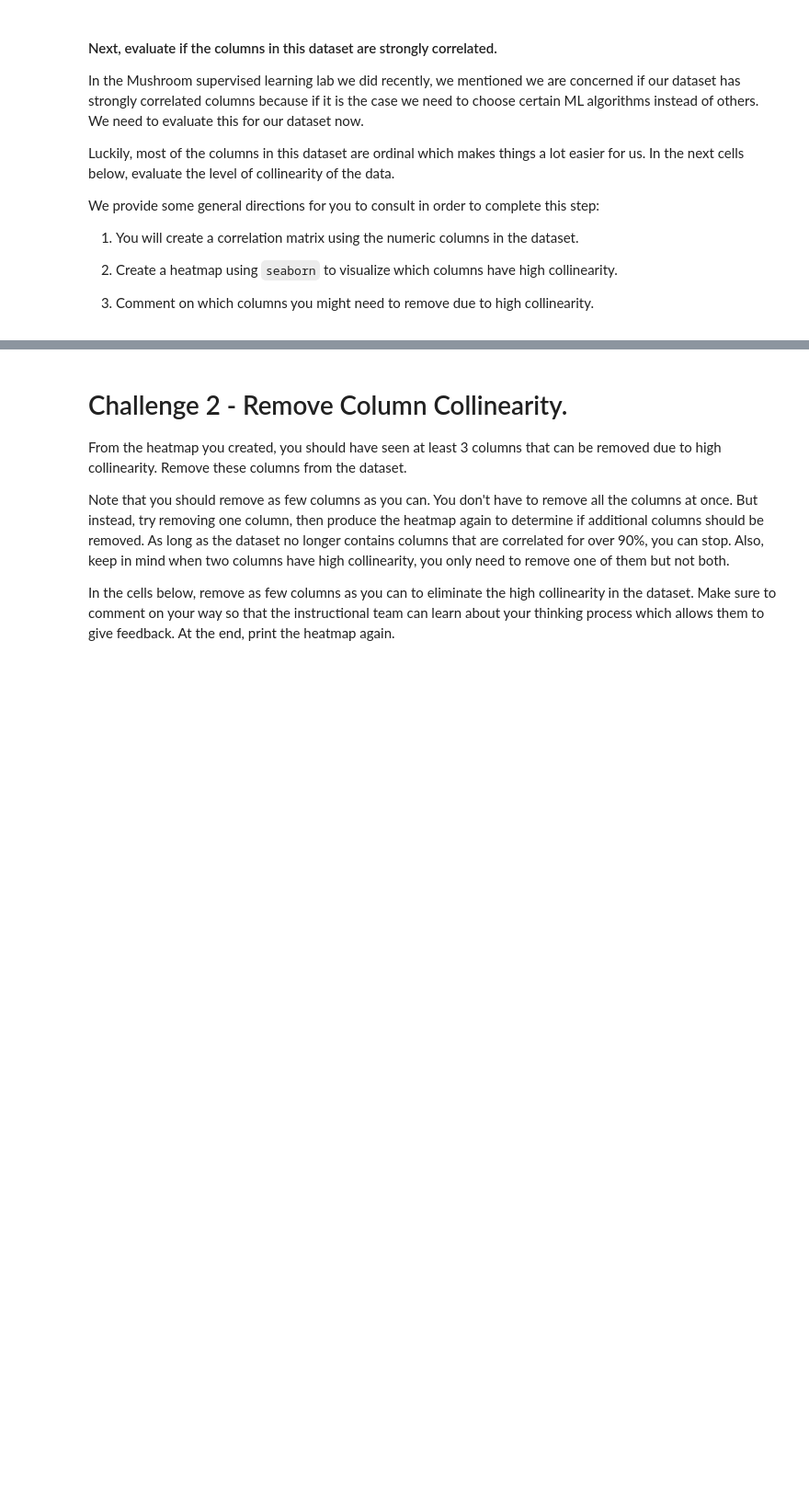
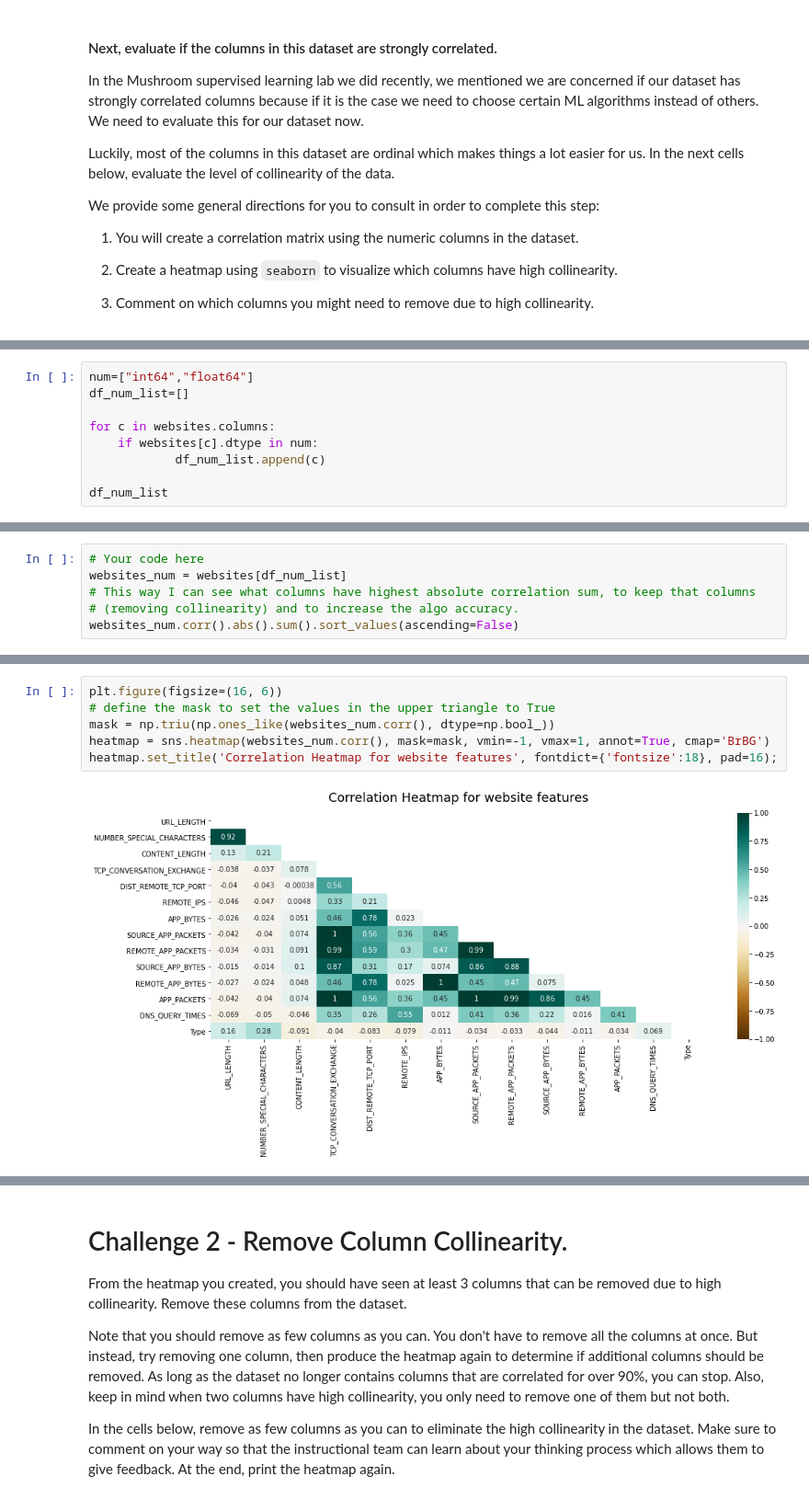
Before and after one commit to Ironhack-Data-Madrid-Febrero-2021/lab-supervised-learning, a Jupyter notebook: your-code/main.ipynb, the cells around one changed output, grey strips where cells are left out. Shown at 92% size. Cells and saved outputs as stored; diff of their text form; blank space fills up the shorter version.

```diff
--- a/your-code/main.ipynb
+++ b/your-code/main.ipynb
@@ -183,0 +128,9 @@ sns.heatmap(corr, mask=mask, square=True,annot=True, annot_kws={"size": 10})
+# %%
+num=["int64","float64"]
+df_num_list=[]
+
+for c in websites.columns:
+    if websites[c].dtype in num:
+            df_num_list.append(c)
+
+df_num_list
@@ -183,0 +152,6 @@ sns.heatmap(corr, mask=mask, square=True,annot=True, annot_kws={"size": 10})
+# %%
+# Your code here
+websites_num = websites[df_num_list]
+# This way I can see what columns have highest absolute correlation sum, to keep that columns
+# (removing collinearity) and to increase the algo accuracy.
+websites_num.corr().abs().sum().sort_values(ascending=False)
@@ -183,0 +174,8 @@ sns.heatmap(corr, mask=mask, square=True,annot=True, annot_kws={"size": 10})
+# %%
+plt.figure(figsize=(16, 6))
+# define the mask to set the values in the upper triangle to True
+mask = np.triu(np.ones_like(websites_num.corr(), dtype=np.bool_))
+heatmap = sns.heatmap(websites_num.corr(), mask=mask, vmin=-1, vmax=1, annot=True, cmap='BrBG')
+heatmap.set_title('Correlation Heatmap for website features', fontdict={'fontsize':18}, pad=16);
+# %% [output]
+[figure, added]
```
Also changed, not shown: parts of 45 cells of this notebook, 1 other file.
